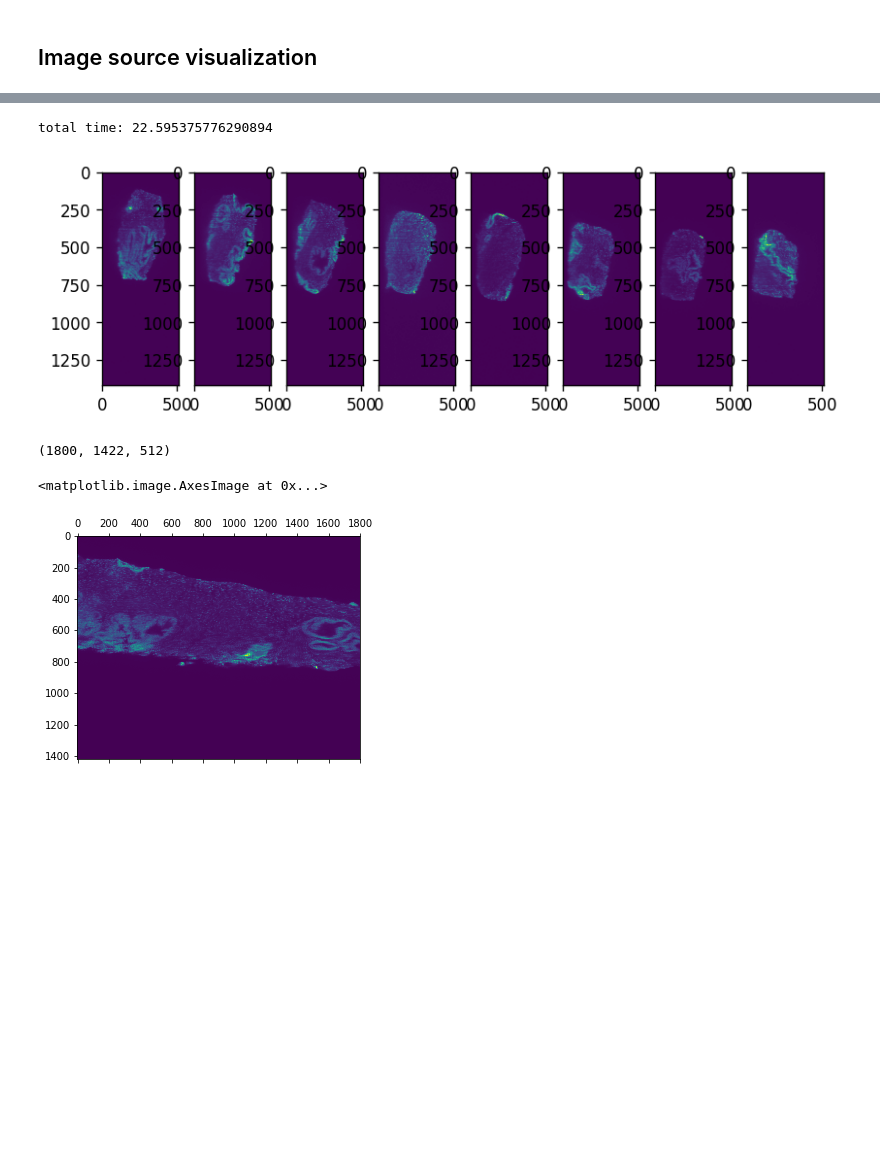
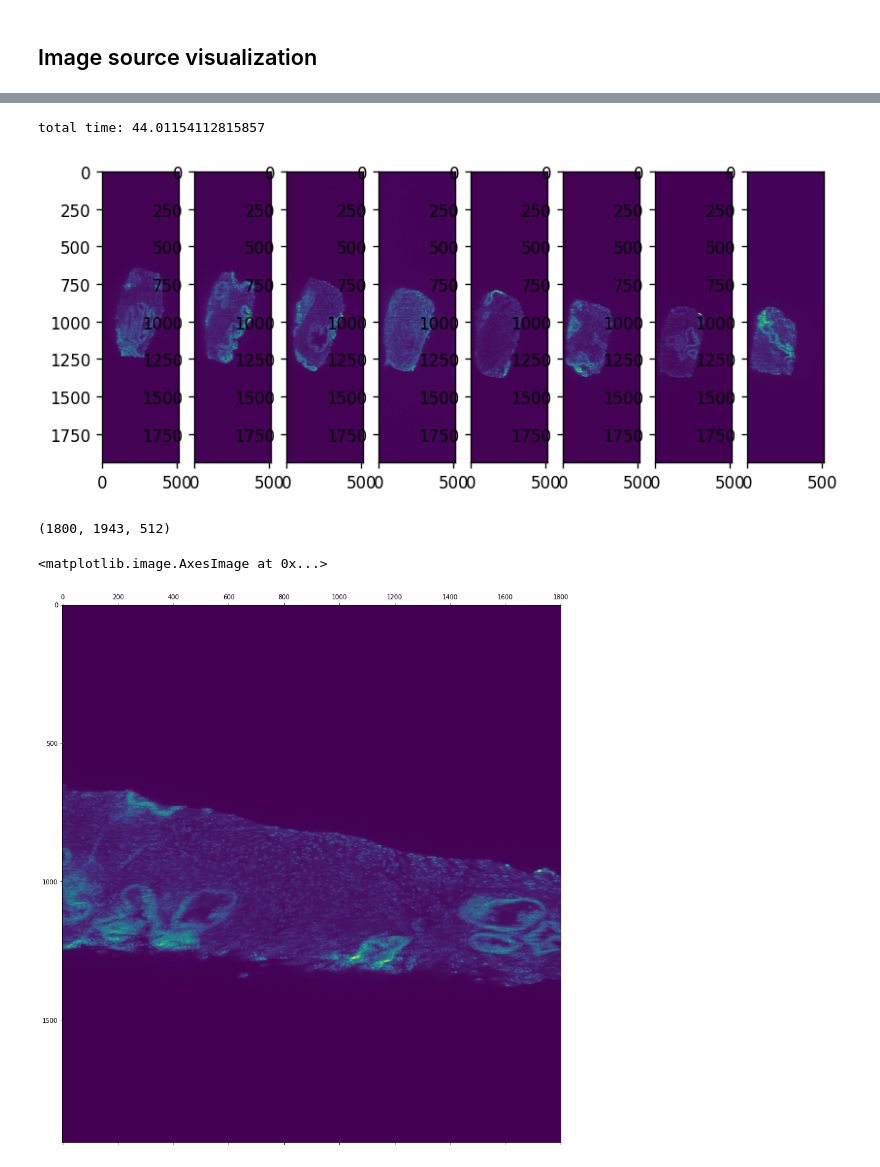
Before and after one commit to tpawlowski/alpenglow, a Jupyter notebook: notebooks/2018-01-23-patchwork-builder-on-example.ipynb, the cells around one changed output, grey strips where cells are left out. Drawn from its saved outputs; the diff is of its cells as text; code cells hidden in the pictures; blank space fills up the shorter version.

```diff
--- a/notebooks/2018-01-23-patchwork-builder-on-example.ipynb
+++ b/notebooks/2018-01-23-patchwork-builder-on-example.ipynb
@@ -30,6 +30,6 @@ plt.show()
 # %%
-from alpenglow.old_matching_algorithm import OldMatchingAlgorithm
-matching_algorithm = OldMatchingAlgorithm(list(range(0, 1800, 100)), [0,])
+from alpenglow.fft_matching_algorithm import FftMatchingAlgorithm
+matching_algorithm = FftMatchingAlgorithm(list(range(0, 1800, 50)), [0,])
 
 print(matching_algorithm.match(image_source.get_stripe(0), image_source.get_stripe(1)))
 # %% [output]
@@ -41,7 +41,7 @@ from time import time
 start_time=time()
 
 builder = PatchworkBuilder(matching_algorithm)
-for stripe_id in range(2):
+for stripe_id in range(3):
     builder.stitch(image_source.get_stripe(stripe_id))
 
 patchwork = builder.get()
@@ -53,12 +53,13 @@ for version_index, version_id in enumerate([1, 256, 512, 768, 1024, 1280, 1536,
     ax = fig.add_subplot(1, 8, 1 + version_index)
     ax.imshow(patchwork.get_image(version_id - 1))
 # %% [output]
-total time: 22.595375776290894
+total time: 44.01154112815857
-[figure, old version]
+[figure, new version]
 # %%
 print(patchwork._data.shape)
-plt.matshow(patchwork._data[:, :, 256].swapaxes(0, 1))
+fig, ax = plt.subplots(figsize=(16, 16))
+ax.matshow(patchwork._data[:, :, 256].swapaxes(0, 1))
 # %% [output]
-(1800, 1422, 512)
+(1800, 1943, 512)
 <matplotlib.image.AxesImage at 0x...>
-[figure, old version]
+[figure, new version]
```
Also changed, not shown: parts of 3 cells of this notebook, 3 other files.
